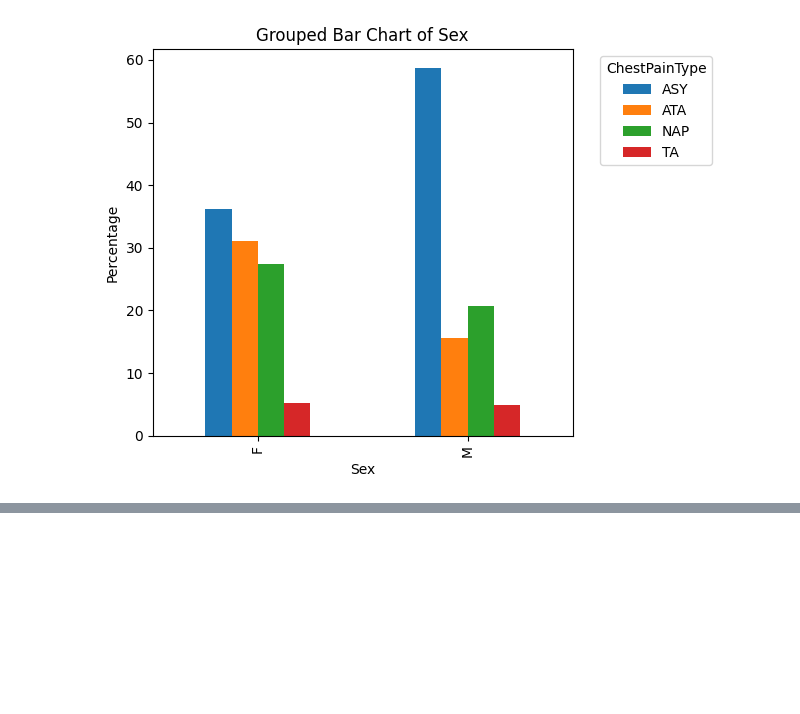
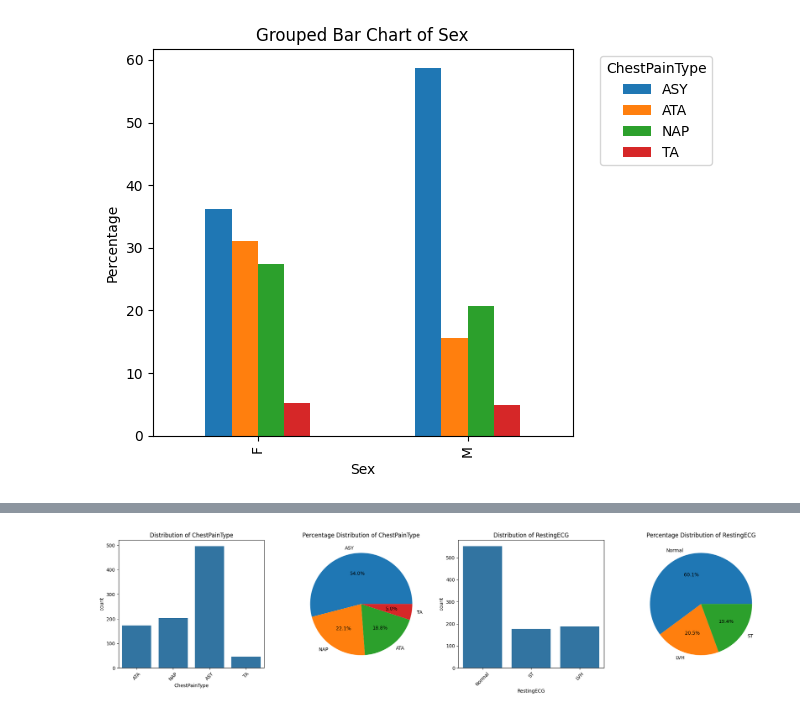
Before and after one commit to imfurkaann/My-Scripts, a Jupyter notebook: scripts.ipynb, the cells around one changed output, grey strips where cells are left out. Saved outputs shown, nothing was run; the diff lists cells and outputs as text; code cells hidden in the pictures; blank space fills up the shorter version.

```diff
--- a/scripts.ipynb
+++ b/scripts.ipynb
@@ -331,0 +361,28 @@ create_grouped_categorical_bar(df,"Sex" ,"ChestPainType")
+# %%
+def plot_category_comparison(dataset, columns=None, rows=1):
+    if columns is None:
+        columns = dataset.select_dtypes(include=['object', 'category']).columns
+    n_cols = rows
+    fig, axes = plt.subplots(1, n_cols*2, figsize=(10*n_cols, 5), squeeze=False)
+    axes = axes.ravel()
+    extended_columns = list(columns) + [None] * (n_cols - len(columns))
+    for i in range(n_cols):
+        if extended_columns[i] is not None:
+            sns.countplot(x=extended_columns[i], data=dataset, ax=axes[i*2])
+            axes[i*2].set_title(f'Distribution of {extended_columns[i]}')
+            axes[i*2].tick_params(axis='x', rotation=45)
+            percentages = dataset[extended_columns[i]].value_counts(normalize=True) * 100
+            axes[i*2+1].pie(percentages,
+                             labels=percentages.index,
+                             autopct='%1.1f%%')
+            axes[i*2+1].set_title(f'Percentage Distribution of {extended_columns[i]}')
+        else:
+            axes[i*2].axis('off')
+            axes[i*2+1].axis('off')
+
+    plt.tight_layout()
+    plt.show()
+
+plot_category_comparison(df, features2, 2)
+# %% [output]
+[figure, added]
```
Also changed, not shown: parts of 11 cells of this notebook.
